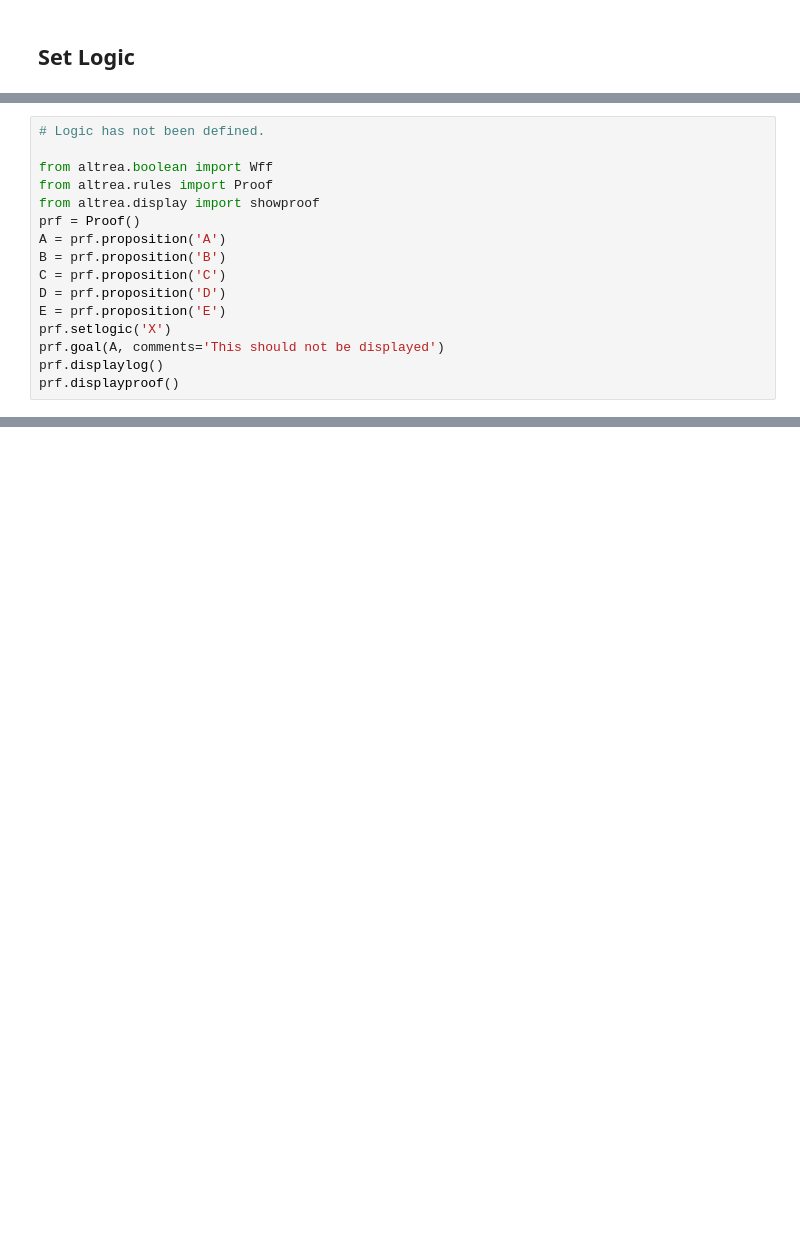
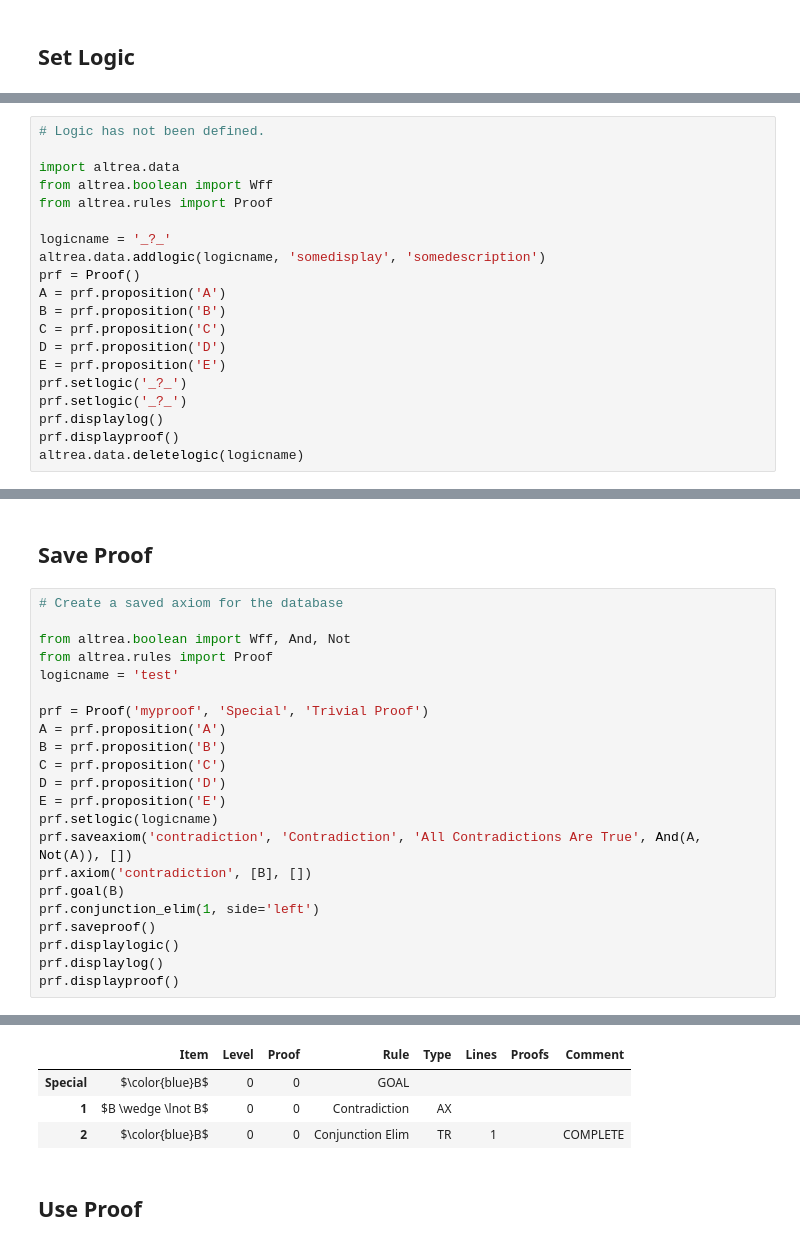
Before and after one commit to FrankHubeny/AltRea, a Jupyter notebook: rules_testcases.ipynb, the cells around one changed output, grey strips where cells are left out. Cells and saved outputs as stored; diff of their text form; blank space fills up the shorter version.

```diff
--- a/rules_testcases.ipynb
+++ b/rules_testcases.ipynb
@@ -4012,17 +4081,21 @@ prf.displayproof()
 # %%
 # Logic has not been defined.
 
+import altrea.data
 from altrea.boolean import Wff
 from altrea.rules import Proof
-from altrea.display import showproof
+
+logicname = '_?_'
+altrea.data.addlogic(logicname, 'somedisplay', 'somedescription')
 prf = Proof()
 A = prf.proposition('A')
 B = prf.proposition('B')
 C = prf.proposition('C')
 D = prf.proposition('D')
 E = prf.proposition('E')
-prf.setlogic('X')
-prf.goal(A, comments='This should not be displayed')
+prf.setlogic('_?_')
+prf.setlogic('_?_')
 prf.displaylog()
 prf.displayproof()
+altrea.data.deletelogic(logicname)
 # %% [output]
@@ -4031,0 +4335,26 @@ prf.displayproof()
+# %% [markdown]
+<a id='saveproof'></a>
+## Save Proof
+# %%
+# Create a saved axiom for the database
+
+from altrea.boolean import Wff, And, Not
+from altrea.rules import Proof
+logicname = 'test'
+
+prf = Proof('myproof', 'Special', 'Trivial Proof')
+A = prf.proposition('A')
+B = prf.proposition('B')
+C = prf.proposition('C')
+D = prf.proposition('D')
+E = prf.proposition('E')
+prf.setlogic(logicname)
+prf.saveaxiom('contradiction', 'Contradiction', 'All Contradictions Are True', And(A, Not(A)), [])
+prf.axiom('contradiction', [B], [])
+prf.goal(B)
+prf.conjunction_elim(1, side='left')
+prf.saveproof()
+prf.displaylogic()
+prf.displaylog()
+prf.displayproof()
+# %% [output]
@@ -4031,0 +4378,7 @@ prf.displayproof()
+|  | Item | Level | Proof | Rule | Type | Lines | Proofs | Comment |
+| Special | $\color{blue}B$ | 0 | 0 | GOAL |  |  |  |  |
+| 1 | $B \wedge \lnot B$ | 0 | 0 | Contradiction | AX |  |  |  |
+| 2 | $\color{blue}B$ | 0 | 0 | Conjunction Elim | TR | 1 |  | COMPLETE |
+# %% [markdown]
+<a id='useproof'></a>
+## Use Proof
```
Also changed, not shown: parts of 24 cells of this notebook, 4 other files.
